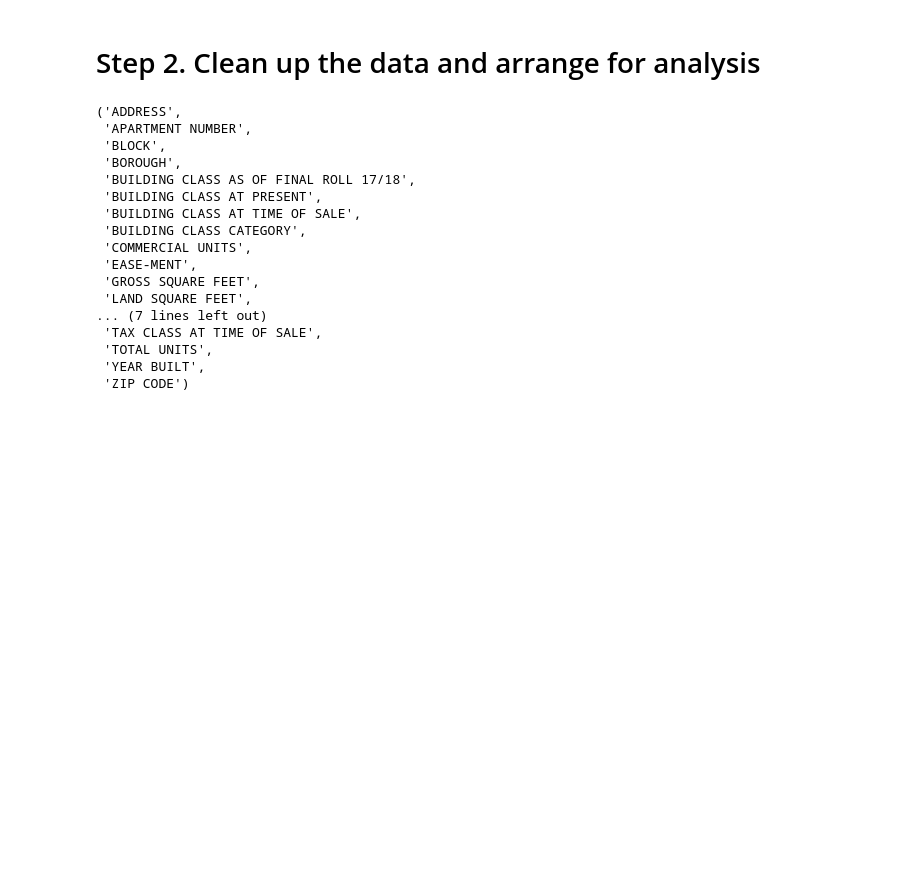
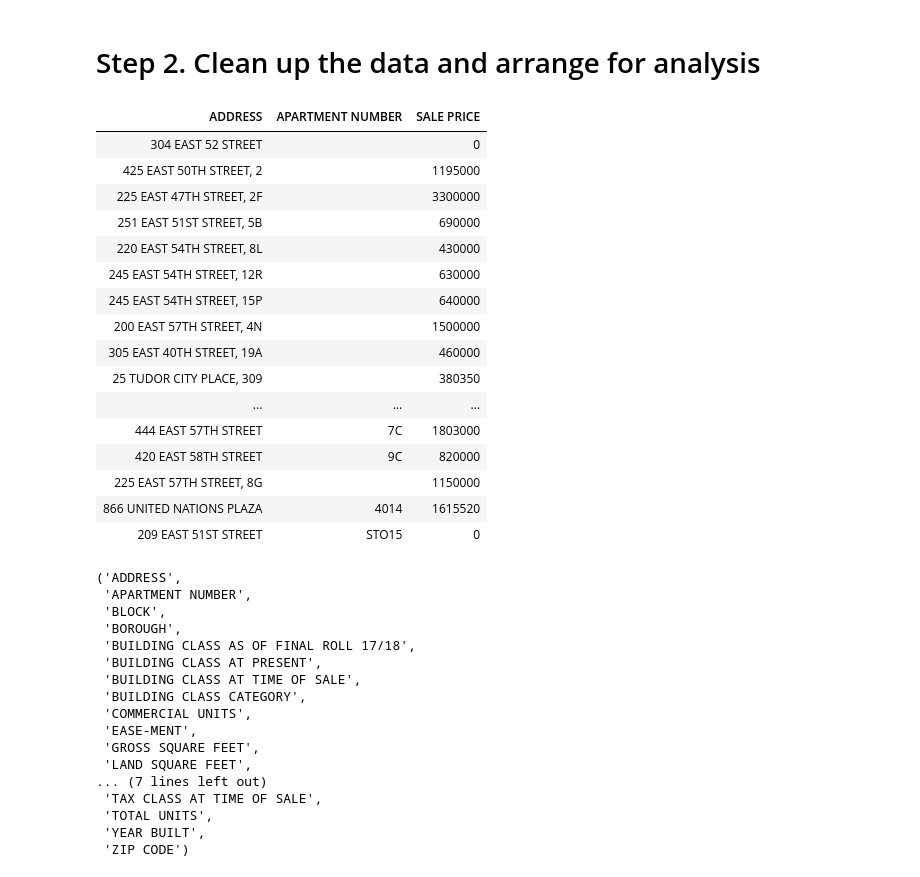
Before and after one commit to somya/nyc_apt_price_predictor, a Jupyter notebook: nyc_property_predictor.ipynb, the cells around one changed output. Saved outputs shown, nothing was run; the diff lists cells and outputs as text; code cells hidden in the pictures; blank space fills up the shorter version.

```diff
--- a/nyc_property_predictor.ipynb
+++ b/nyc_property_predictor.ipynb
@@ -293,6 +293,28 @@ all_sales_data = all_sales_data.applymap(lambda x: x.strip() if type(x) is str e
 # %%
 # Convert to Table for analysis
 all_sales_data = Table.from_df(all_sales_data)
+# %%
+nov_sales = all_sales_data.where(COL_SALE_DATE, are.above_or_equal_to(datetime(2018, 11, 1)))
+
+nov_sales.where('NEIGHBORHOOD', 'MIDTOWN EAST').select('ADDRESS', 'APARTMENT NUMBER', COL_SALE_PRICE ).show()
+# %% [output]
+| ADDRESS | APARTMENT NUMBER | SALE PRICE |
+| 304 EAST 52 STREET |  | 0 |
+| 425 EAST 50TH STREET, 2 |  | 1195000 |
+| 225 EAST 47TH STREET, 2F |  | 3300000 |
+| 251 EAST 51ST STREET, 5B |  | 690000 |
+| 220 EAST 54TH STREET, 8L |  | 430000 |
+| 245 EAST 54TH STREET, 12R |  | 630000 |
+| 245 EAST 54TH STREET, 15P |  | 640000 |
+| 200 EAST 57TH STREET, 4N |  | 1500000 |
+| 305 EAST 40TH STREET, 19A |  | 460000 |
+| 25 TUDOR CITY PLACE, 309 |  | 380350 |
+| ... | ... | ... |
+| 444 EAST 57TH STREET | 7C | 1803000 |
+| 420 EAST 58TH STREET | 9C | 820000 |
+| 225 EAST 57TH STREET, 8G |  | 1150000 |
+| 866 UNITED NATIONS PLAZA | 4014 | 1615520 |
+| 209 EAST 51ST STREET | STO15 | 0 |
 # %%
 # remove and sales less than $10,000 they are likely to be a property transfer rather than an actual sale
 all_sales_data = all_sales_data.where(COL_SALE_PRICE, are.above(10000))
```
Also changed, not shown: parts of 36 cells of this notebook, 3 other files.
